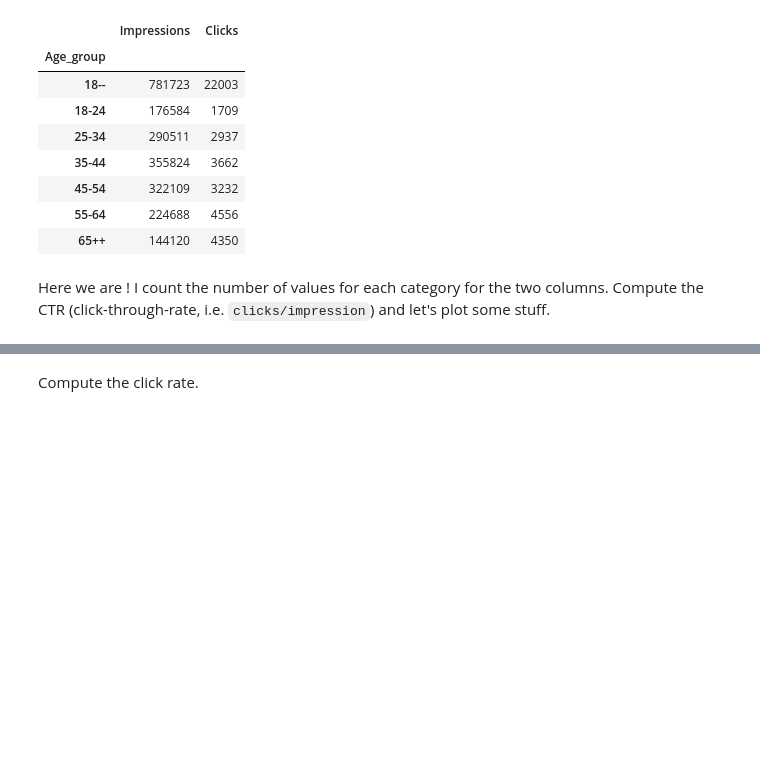
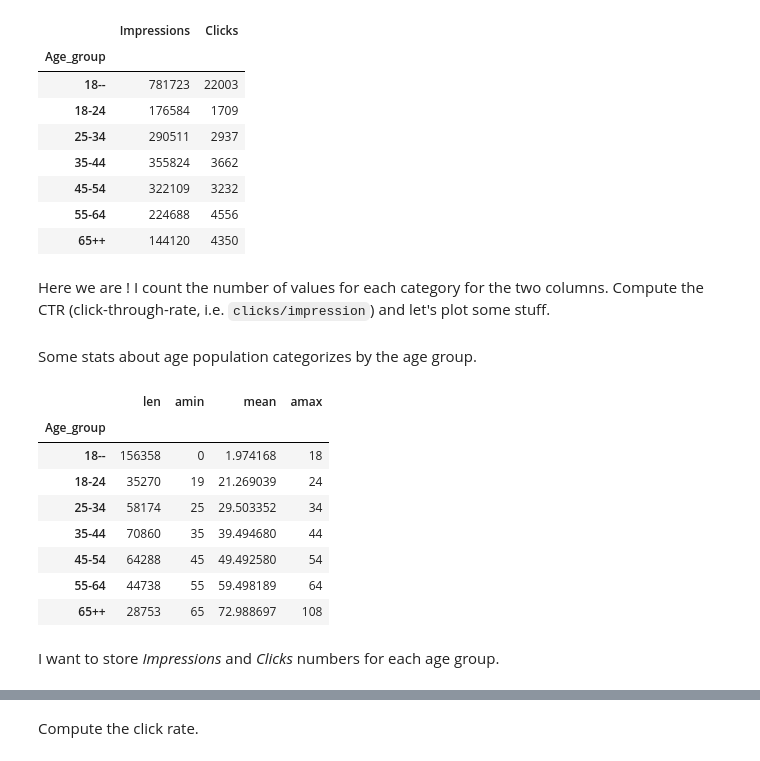
Before and after one commit to garaud/doing_pydata_science, a Jupyter notebook: chapter2-eda.ipynb, the cells around one changed output, grey strips where cells are left out. Saved outputs shown, nothing was run; the diff lists cells and outputs as text; code cells hidden in the pictures; blank space fills up the shorter version.

```diff
--- a/chapter2-eda.ipynb
+++ b/chapter2-eda.ipynb
@@ -167,4 +170,20 @@ df.groupby('Age_group')[['Impressions', 'Clicks']].sum()
 | 65++ | 144120 | 4350 |
 # %% [markdown]
 Here we are ! I count the number of values for each category for the two columns. Compute the CTR (click-through-rate, i.e. `clicks/impression`) and let's plot some stuff.
+# %% [markdown]
+Some stats about age population categorizes by the age group.
+# %%
+df.groupby('Age_group')['Age'].agg([len,  np.min, np.mean, np.max])
+# %% [output]
+|  | len | amin | mean | amax |
+| Age_group |  |  |  |  |
+| 18-- | 156358 | 0 | 1.974168 | 18 |
+| 18-24 | 35270 | 19 | 21.269039 | 24 |
+| 25-34 | 58174 | 25 | 29.503352 | 34 |
+| 35-44 | 70860 | 35 | 39.494680 | 44 |
+| 45-54 | 64288 | 45 | 49.492580 | 54 |
+| 55-64 | 44738 | 55 | 59.498189 | 64 |
+| 65++ | 28753 | 65 | 72.988697 | 108 |
+# %% [markdown]
+I want to store *Impressions* and *Clicks* numbers for each age group.
 # %%
```
Also changed, not shown: parts of 42 cells of this notebook.
